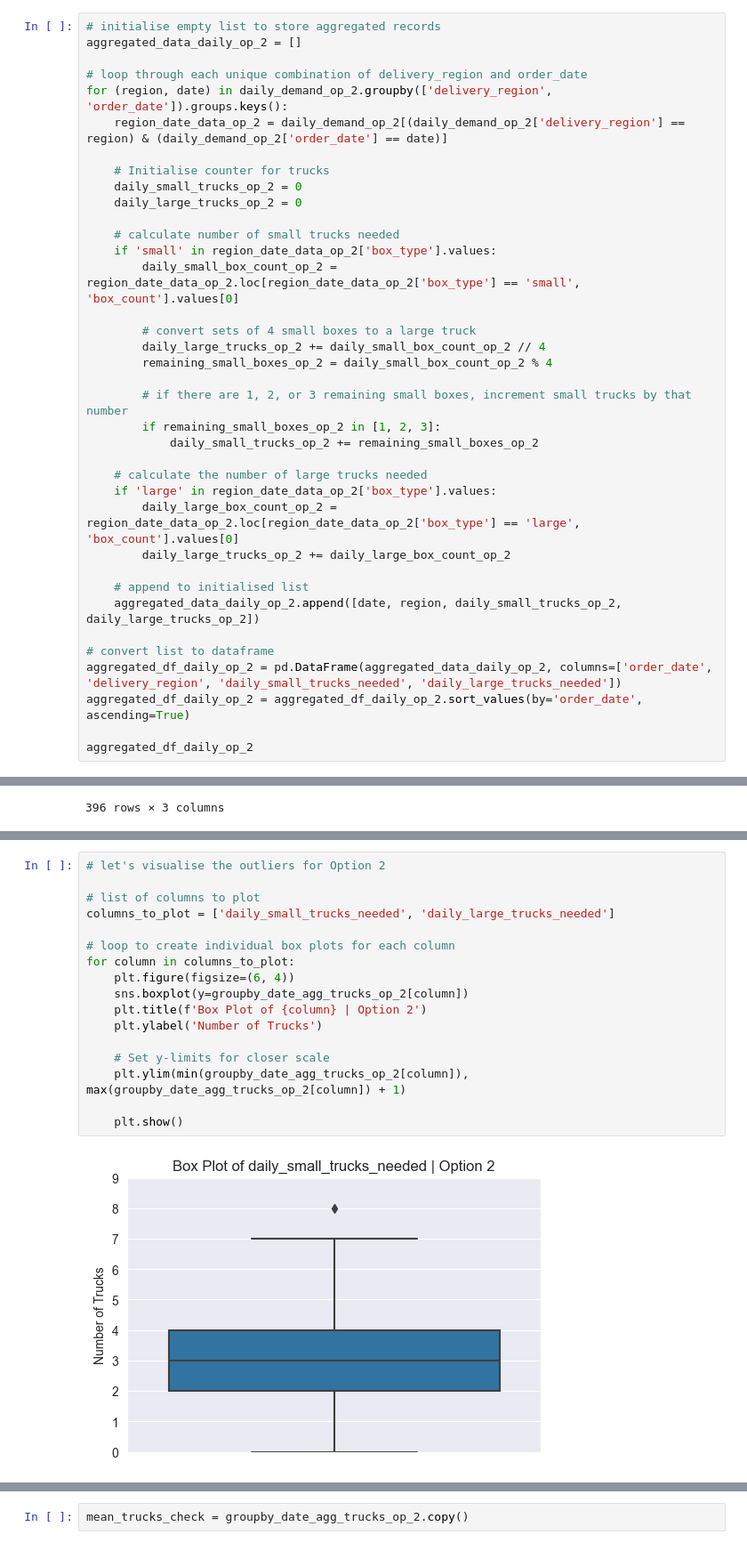
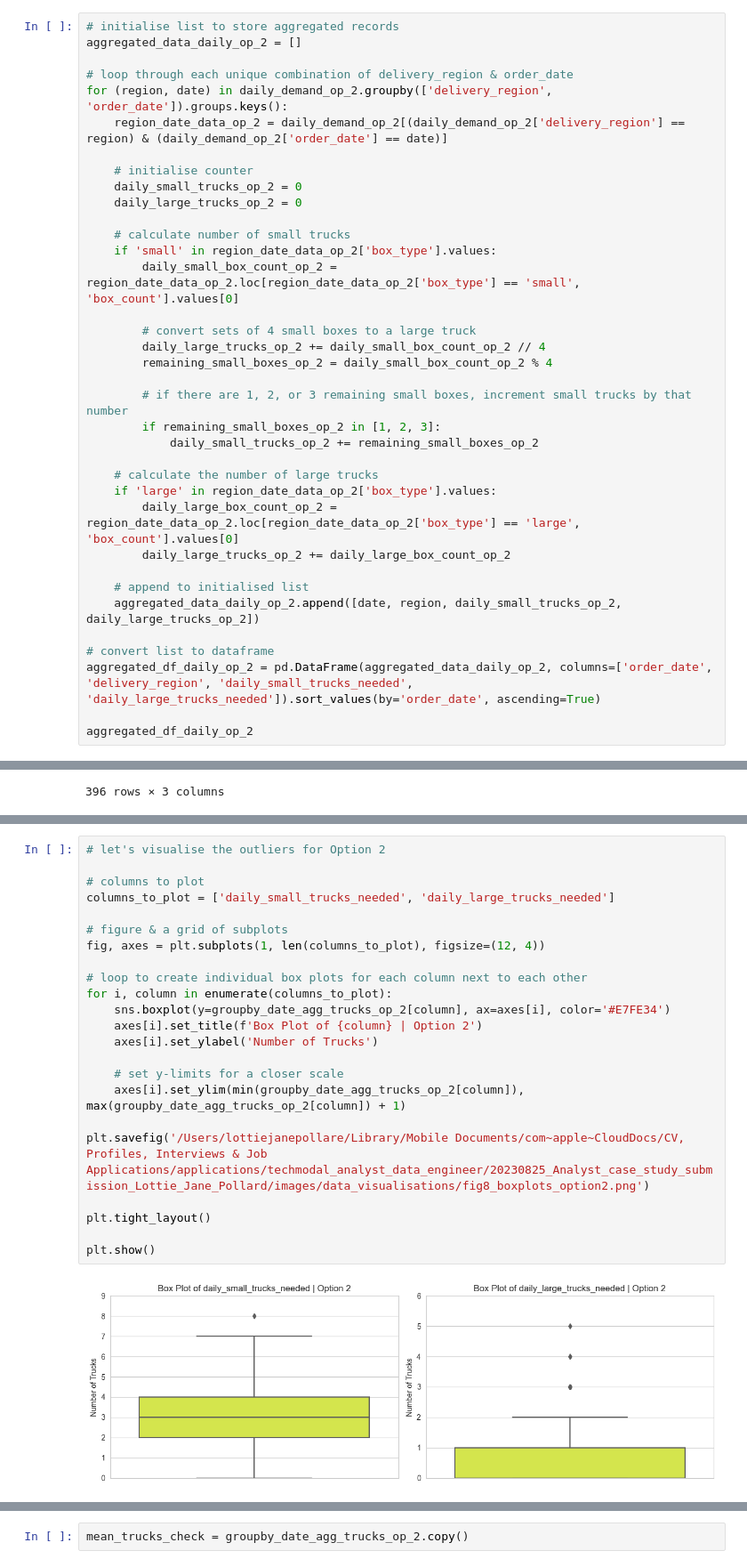
Before and after one commit to LottieJaneDev/20230825_Analyst_case_study_submission_Lottie_Jane_Pollard, a Jupyter notebook: notebooks/exploratory_data_analysis_mr_haulage.ipynb, the cells around one changed output, grey strips where cells are left out. Shown at 89% size. Cells and saved outputs as stored; diff of their text form.

```diff
--- a/notebooks/exploratory_data_analysis_mr_haulage.ipynb
+++ b/notebooks/exploratory_data_analysis_mr_haulage.ipynb
@@ -573,17 +661,17 @@ for column in columns_to_plot:
 daily_demand_op_2 = estimated_daily_demand.copy()
 # %%
-# initialise empty list to store aggregated records
+# initialise list to store aggregated records
 aggregated_data_daily_op_2 = []
 
-# loop through each unique combination of delivery_region and order_date
+# loop through each unique combination of delivery_region & order_date
 for (region, date) in daily_demand_op_2.groupby(['delivery_region', 'order_date']).groups.keys():
     region_date_data_op_2 = daily_demand_op_2[(daily_demand_op_2['delivery_region'] == region) & (daily_demand_op_2['order_date'] == date)]
 
-    # Initialise counter for trucks
+    # initialise counter
     daily_small_trucks_op_2 = 0
     daily_large_trucks_op_2 = 0
 
-    # calculate number of small trucks needed
+    # calculate number of small trucks
     if 'small' in region_date_data_op_2['box_type'].values:
         daily_small_box_count_op_2 = region_date_data_op_2.loc[region_date_data_op_2['box_type'] == 'small', 'box_count'].values[0]
 
@@ -595,7 +683,7 @@ for (region, date) in daily_demand_op_2.groupby(['delivery_region', 'order_date'
         if remaining_small_boxes_op_2 in [1, 2, 3]:
             daily_small_trucks_op_2 += remaining_small_boxes_op_2
 
-    # calculate the number of large trucks needed
+    # calculate the number of large trucks
     if 'large' in region_date_data_op_2['box_type'].values:
         daily_large_box_count_op_2 = region_date_data_op_2.loc[region_date_data_op_2['box_type'] == 'large', 'box_count'].values[0]
         daily_large_trucks_op_2 += daily_large_box_count_op_2
@@ -604,8 +692,7 @@ for (region, date) in daily_demand_op_2.groupby(['delivery_region', 'order_date'
     aggregated_data_daily_op_2.append([date, region, daily_small_trucks_op_2, daily_large_trucks_op_2])
 
 # convert list to dataframe
-aggregated_df_daily_op_2 = pd.DataFrame(aggregated_data_daily_op_2, columns=['order_date', 'delivery_region', 'daily_small_trucks_needed', 'daily_large_trucks_needed'])
-aggregated_df_daily_op_2 = aggregated_df_daily_op_2.sort_values(by='order_date', ascending=True)
+aggregated_df_daily_op_2 = pd.DataFrame(aggregated_data_daily_op_2, columns=['order_date', 'delivery_region', 'daily_small_trucks_needed', 'daily_large_trucks_needed']).sort_values(by='order_date', ascending=True)
 
 aggregated_df_daily_op_2
 # %% [output]
@@ -662,19 +761,25 @@ The total number of Large Trucks to purchase based on the historical dataset pro
 # %%
 # let's visualise the outliers for Option 2
 
-# list of columns to plot
+# columns to plot
 columns_to_plot = ['daily_small_trucks_needed', 'daily_large_trucks_needed']
 
-# loop to create individual box plots for each column
-for column in columns_to_plot:
-    plt.figure(figsize=(6, 4))
-    sns.boxplot(y=groupby_date_agg_trucks_op_2[column])
-    plt.title(f'Box Plot of {column} | Option 2')
-    plt.ylabel('Number of Trucks')
+# figure & a grid of subplots
+fig, axes = plt.subplots(1, len(columns_to_plot), figsize=(12, 4))
 
-    # Set y-limits for closer scale
-    plt.ylim(min(groupby_date_agg_trucks_op_2[column]), max(groupby_date_agg_trucks_op_2[column]) + 1)
+# loop to create individual box plots for each column next to each other
+for i, column in enumerate(columns_to_plot):
+    sns.boxplot(y=groupby_date_agg_trucks_op_2[column], ax=axes[i], color='#E7FE34')
+    axes[i].set_title(f'Box Plot of {column} | Option 2')
+    axes[i].set_ylabel('Number of Trucks')
 
-    plt.show()
+    # set y-limits for a closer scale
+    axes[i].set_ylim(min(groupby_date_agg_trucks_op_2[column]), max(groupby_date_agg_trucks_op_2[column]) + 1)
+
+plt.savefig('/Users/lottiejanepollare/Library/Mobile Documents/com~apple~CloudDocs/CV, Profiles, Interviews & Job Applications/applications/techmodal_analyst_data_engineer/20230825_Analyst_case_study_submission_Lottie_Jane_Pollard/images/data_visualisations/fig8_boxplots_option2.png')
+
+plt.tight_layout()
+
+plt.show()
 # %% [output]
-[figure, old version]
+[figure, new version]
```
Also changed, not shown: parts of 68 cells of this notebook, 49 other files.
